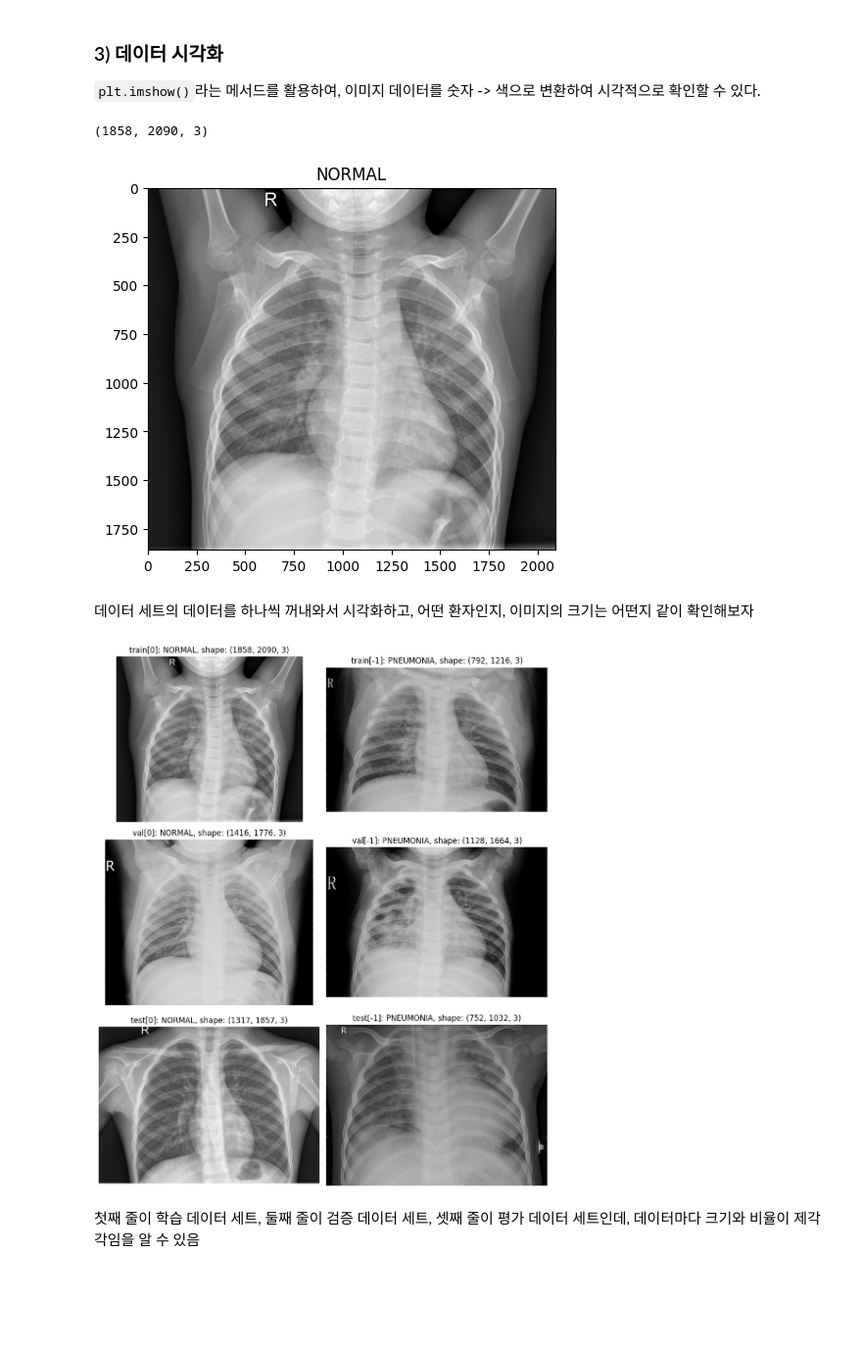
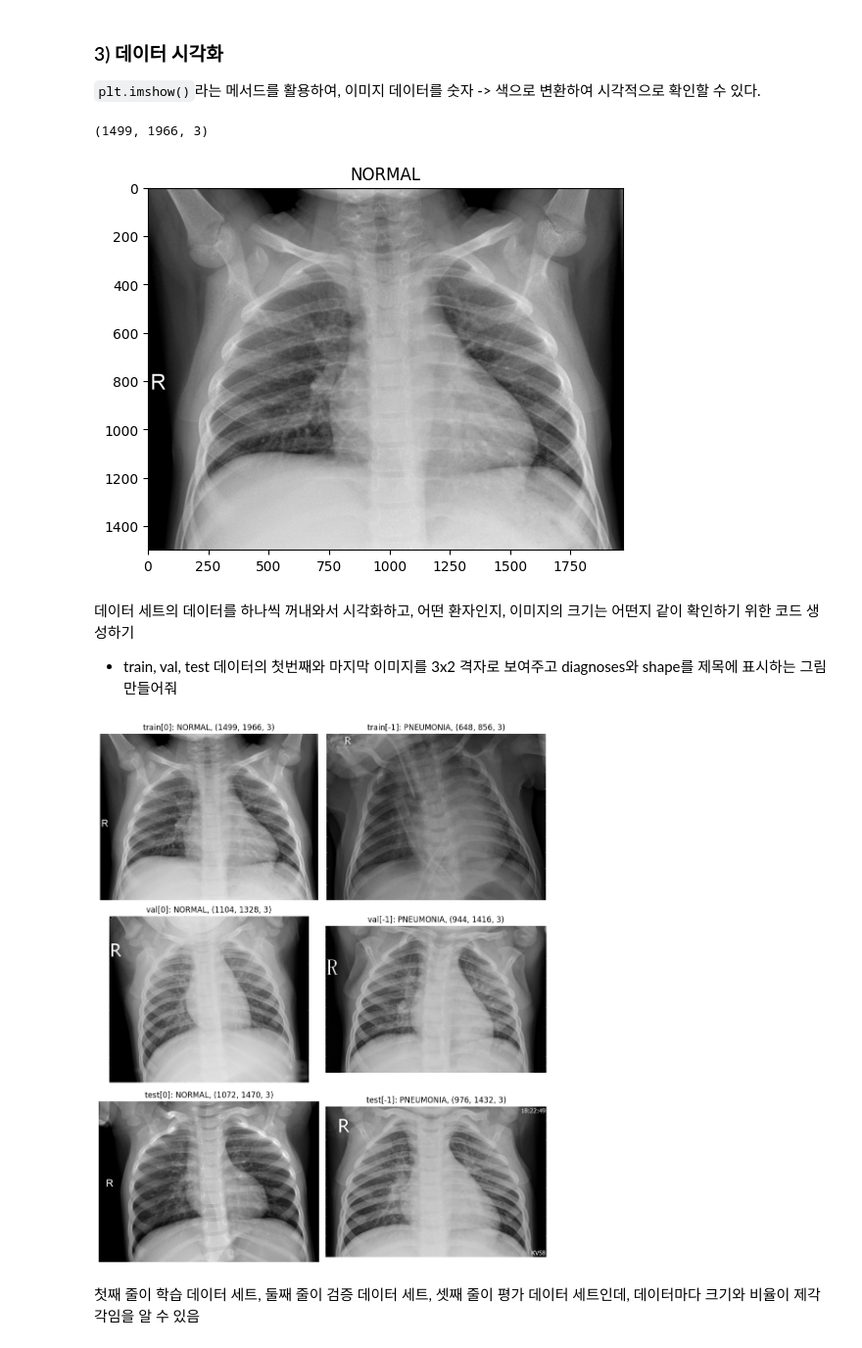
Before and after one commit to yikwon1017/ajou_univ_edu, a Jupyter notebook: image_classification.ipynb, the cells around one changed output. Shown at 98% size. Drawn from its saved outputs; the diff is of its cells as text; code cells hidden in the pictures; blank space fills up the shorter version.

```diff
--- a/image_classification.ipynb
+++ b/image_classification.ipynb
@@ -107,3 +108,18 @@ plt.show()
+# %%
+def get_data(dataset_dir):
+    images = []
+    diagnoses = []
+    for label in labels:
+        label_dir = os.path.join(dataset_dir, label)
+        jpeg_files = [f for f in os.listdir(label_dir) if f.lower().endswith('.jpeg')]
+        selected_files = random.sample(jpeg_files, min(10, len(jpeg_files)))
+        for fname in selected_files:
+            img_path = os.path.join(label_dir, fname)
+            img = cv2.imread(img_path)
+            if img is not None:
+                images.append(img)
+                diagnoses.append(label)
+    return images, diagnoses
 # %%
 img_train, diagnoses_train = get_data(os.path.join(DATA_DIR, 'train'))
 img_val, diagnoses_val = get_data(os.path.join(DATA_DIR, 'val'))
@@ -138,13 +154,39 @@ plt.imshow(img_train[0])
 plt.title(diagnoses_train[0])
 plt.show()
 # %% [output]
-(1858, 2090, 3)
+(1499, 1966, 3)
-[figure, old version]
+[figure, new version]
 # %% [markdown]
-데이터 세트의 데이터를 하나씩 꺼내와서 시각화하고, 어떤 환자인지, 이미지의 크기는 어떤지 같이 확인해보자
+데이터 세트의 데이터를 하나씩 꺼내와서 시각화하고, 어떤 환자인지, 이미지의 크기는 어떤지 같이 확인하기 위한 코드 생성하기
+* train, val, test 데이터의 첫번째와 마지막 이미지를 3x2 격자로 보여주고 diagnoses와 shape를 제목에 표시하는 그림 만들어줘
 # %%
+fig, axes = plt.subplots(3, 2, figsize=(10, 12))
+
+# Train: first and last
+axes[0, 0].imshow(img_train[0])
+axes[0, 0].set_title(f"train[0]: {diagnoses_train[0]}, {img_train[0].shape}")
+axes[0, 1].imshow(img_train[-1])
+axes[0, 1].set_title(f"train[-1]: {diagnoses_train[-1]}, {img_train[-1].shape}")
+
+# Val: first and last
+axes[1, 0].imshow(img_val[0])
+axes[1, 0].set_title(f"val[0]: {diagnoses_val[0]}, {img_val[0].shape}")
+axes[1, 1].imshow(img_val[-1])
+axes[1, 1].set_title(f"val[-1]: {diagnoses_val[-1]}, {img_val[-1].shape}")
+
+# Test: first and last
+axes[2, 0].imshow(img_test[0])
+axes[2, 0].set_title(f"test[0]: {diagnoses_test[0]}, {img_test[0].shape}")
+axes[2, 1].imshow(img_test[-1])
+axes[2, 1].set_title(f"test[-1]: {diagnoses_test[-1]}, {img_test[-1].shape}")
+
+for ax in axes.flat:
+    ax.axis('off')
+
+plt.tight_layout()
+plt.show()
 # %% [output]
-[figure, old version]
+[figure, new version]
 # %% [markdown]
 첫째 줄이 학습 데이터 세트, 둘째 줄이 검증 데이터 세트, 셋째 줄이 평가 데이터 세트인데, 데이터마다 크기와 비율이 제각각임을 알 수 있음
 # %% [markdown]
```
Also changed, not shown: parts of 4 cells of this notebook.
